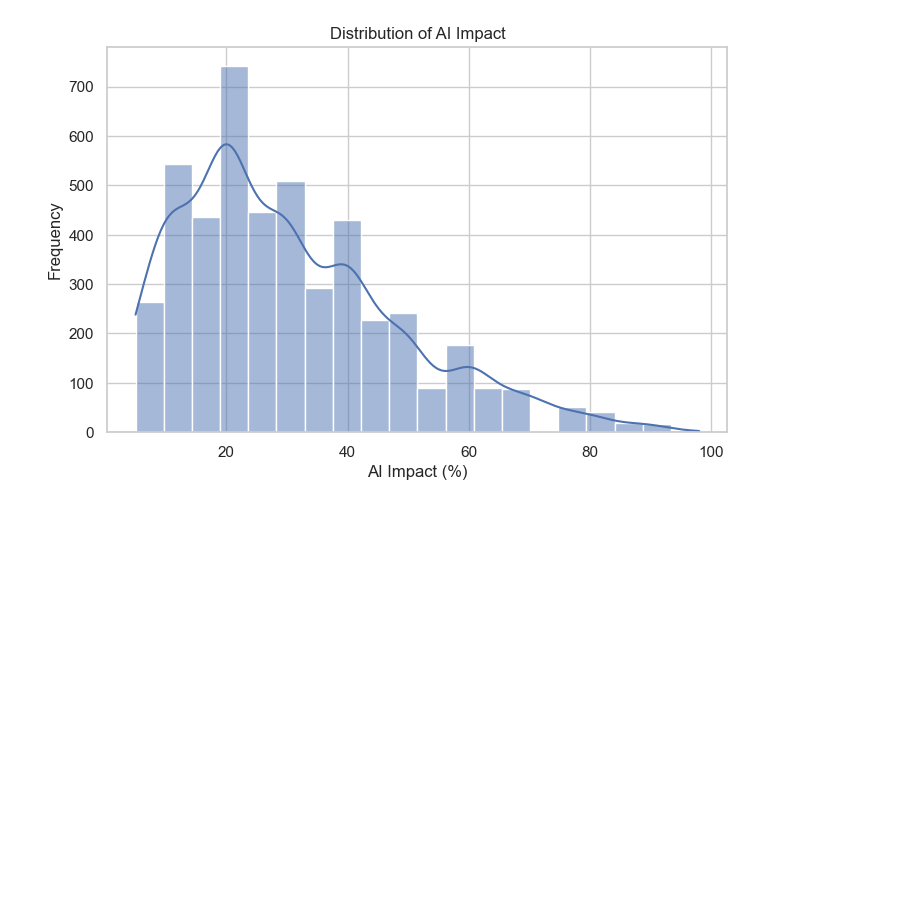
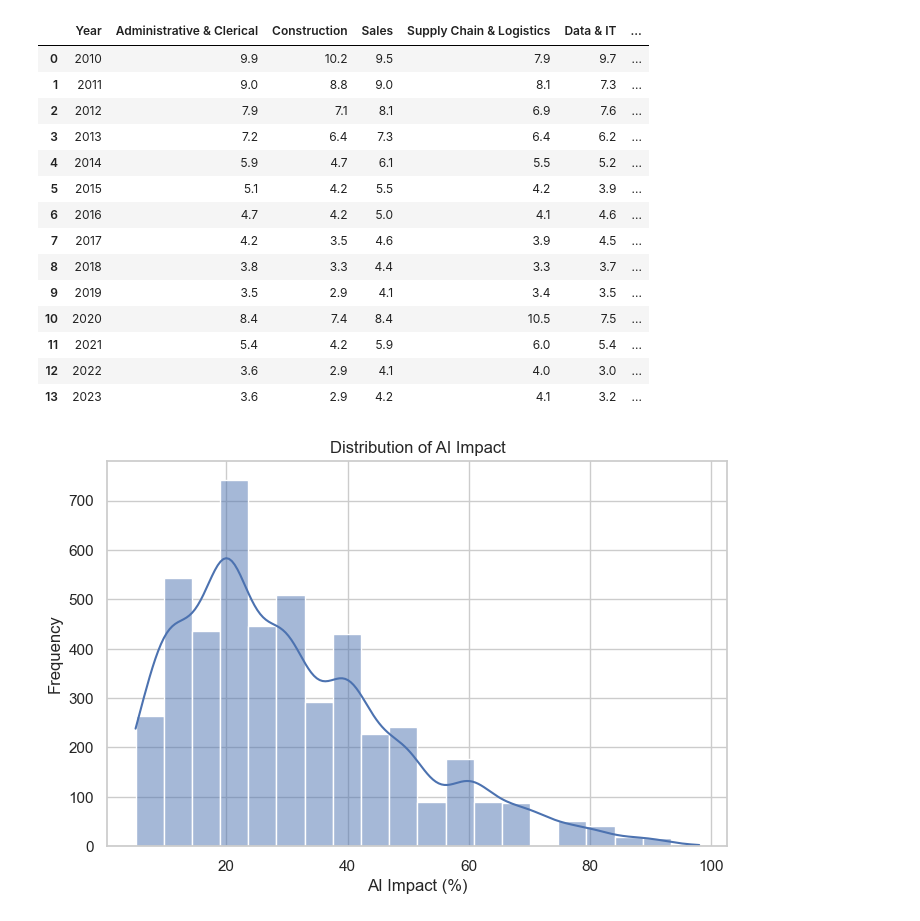
Before and after one commit to arpita-pandey/COGS108_FinalProject, a Jupyter notebook: EDA.ipynb, the cells around one changed output. Cells and saved outputs as stored; diff of their text form; code cells hidden in the pictures; blank space fills up the shorter version.

```diff
--- a/EDA.ipynb
+++ b/EDA.ipynb
@@ -21,3 +23,32 @@ df
+# %%
+df_2 = pd.read_csv("IndustryUnemployment.csv")
+df_2 = df_2.rename(columns={'Leisure and Hospitality': 'Hospitality',
+                            'Wholesale and Retail Trade': 'Sales',
+                            'Manufacturing': 'Construction',
+                            'Education and Health Services': 'Medical & Healthcare',
+                            'Information': 'Data & IT',
+                            'Transportation and Utilities': 'Supply Chain & Logistics',
+                            'Nonagriculture Industries': 'Administrative & Clerical',
+                            'Professional and Business Services': 'Leadership & Strategy'
+                            })
+df_2 = df_2.drop(columns=['Financial Activities', 'Other Services', 'Agriculture and Related Industry'])
+df_2
+# %% [output]
+|  | Year | Administrative & Clerical | Construction | Sales | Supply Chain & Logistics | Data & IT | ... |
+| 0 | 2010 | 9.9 | 10.2 | 9.5 | 7.9 | 9.7 | ... |
+| 1 | 2011 | 9.0 | 8.8 | 9.0 | 8.1 | 7.3 | ... |
+| 2 | 2012 | 7.9 | 7.1 | 8.1 | 6.9 | 7.6 | ... |
+| 3 | 2013 | 7.2 | 6.4 | 7.3 | 6.4 | 6.2 | ... |
+| 4 | 2014 | 5.9 | 4.7 | 6.1 | 5.5 | 5.2 | ... |
+| 5 | 2015 | 5.1 | 4.2 | 5.5 | 4.2 | 3.9 | ... |
+| 6 | 2016 | 4.7 | 4.2 | 5.0 | 4.1 | 4.6 | ... |
+| 7 | 2017 | 4.2 | 3.5 | 4.6 | 3.9 | 4.5 | ... |
+| 8 | 2018 | 3.8 | 3.3 | 4.4 | 3.3 | 3.7 | ... |
+| 9 | 2019 | 3.5 | 2.9 | 4.1 | 3.4 | 3.5 | ... |
+| 10 | 2020 | 8.4 | 7.4 | 8.4 | 10.5 | 7.5 | ... |
+| 11 | 2021 | 5.4 | 4.2 | 5.9 | 6.0 | 5.4 | ... |
+| 12 | 2022 | 3.6 | 2.9 | 4.1 | 4.0 | 3.0 | ... |
+| 13 | 2023 | 3.6 | 2.9 | 4.2 | 4.1 | 3.2 | ... |
 # %%
 import matplotlib.pyplot as plt
 import seaborn as sns
```
Also changed, not shown: parts of 2 cells of this notebook.
